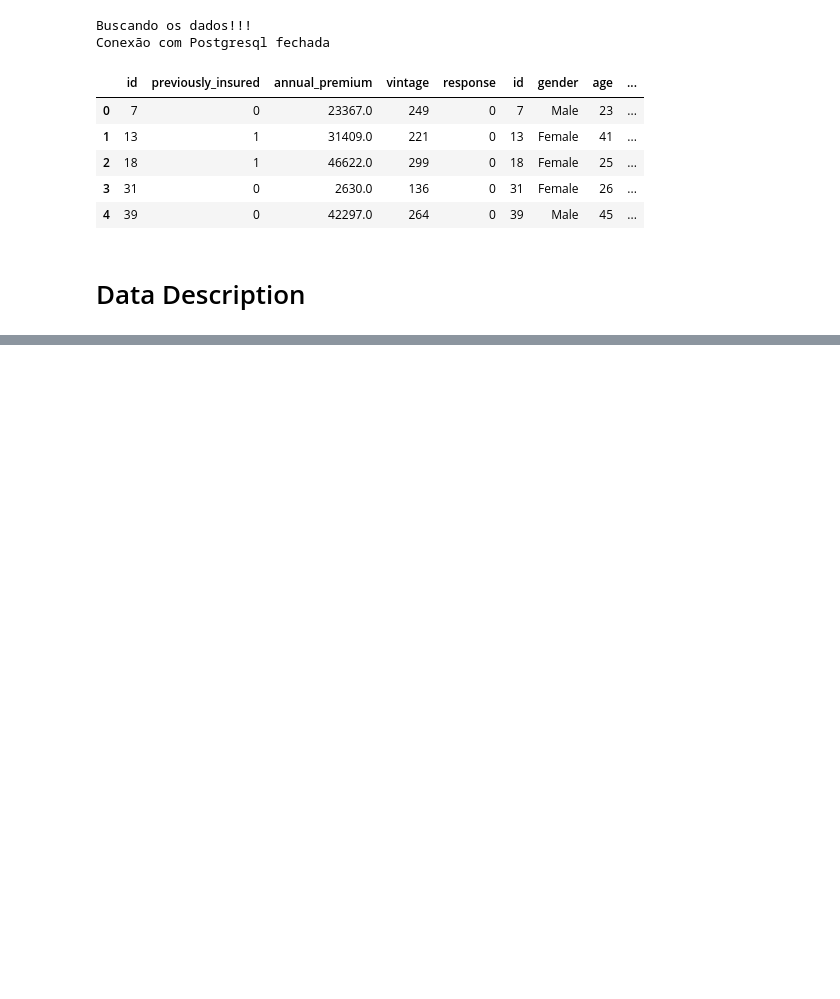
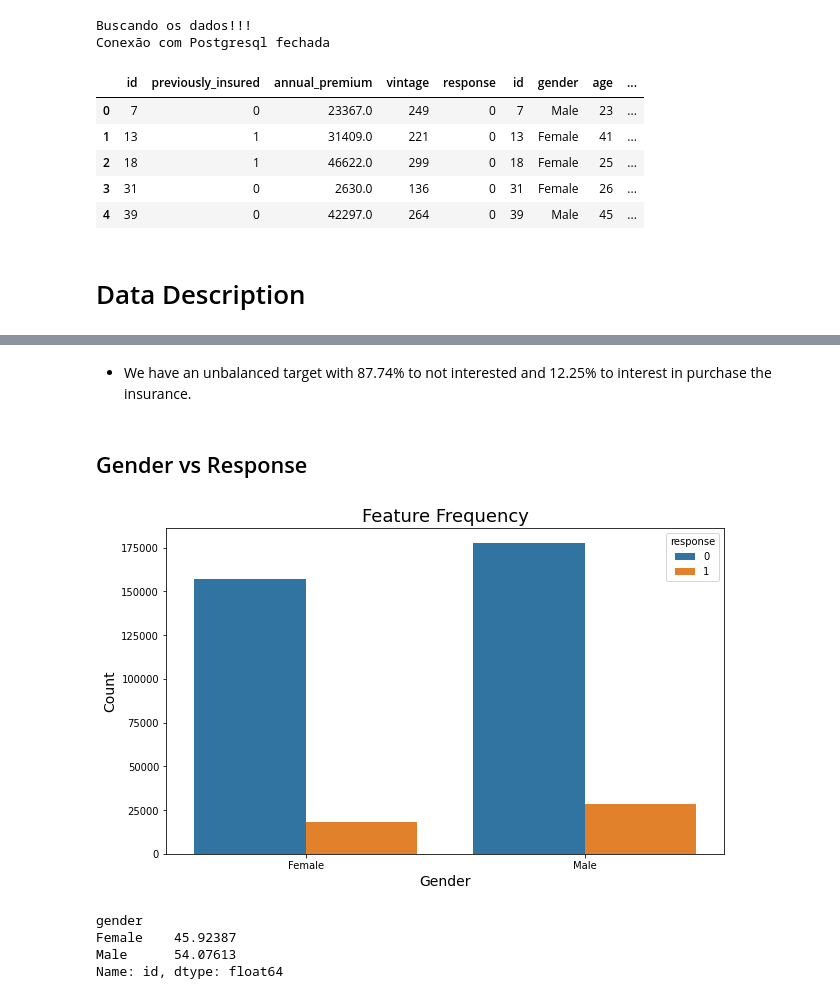
Before and after one commit to bruno154/health_insurence_cross_sell_project, a Jupyter notebook: pa004_health_insurance_cross_sell.ipynb, the cells around one changed output, grey strips where cells are left out. Saved outputs shown, nothing was run; the diff lists cells and outputs as text; code cells hidden in the pictures; blank space fills up the shorter version.

```diff
--- a/pa004_health_insurance_cross_sell.ipynb
+++ b/pa004_health_insurance_cross_sell.ipynb
@@ -154,0 +390,21 @@ Conexão com Postgresql fechada
+# %% [markdown]
+- We have an unbalanced target with 87.74% to not interested and 12.25% to interest in purchase the insurance.
+# %% [markdown]
+## Gender vs Response
+# %%
+ax = sns.countplot(x='gender', hue='response', data=data)
+ax.figure.set_size_inches(10, 6)
+ax.set_title('Feature Frequency', fontsize=18, loc='center')
+ax.set_xlabel('Gender', fontsize=14)
+ax.set_ylabel('Count', fontsize=14)
+ax=ax
+# %% [output]
+[figure, added]
+# %%
+# Porcentage of observations by Gender
+data.groupby('gender').count()['id'].apply(lambda x: (x/data.shape[0])*100)
+# %% [output]
+gender
+Female    45.92387
+Male      54.07613
+Name: id, dtype: float64
```
Also changed, not shown: parts of 41 cells of this notebook, 2 other files.
